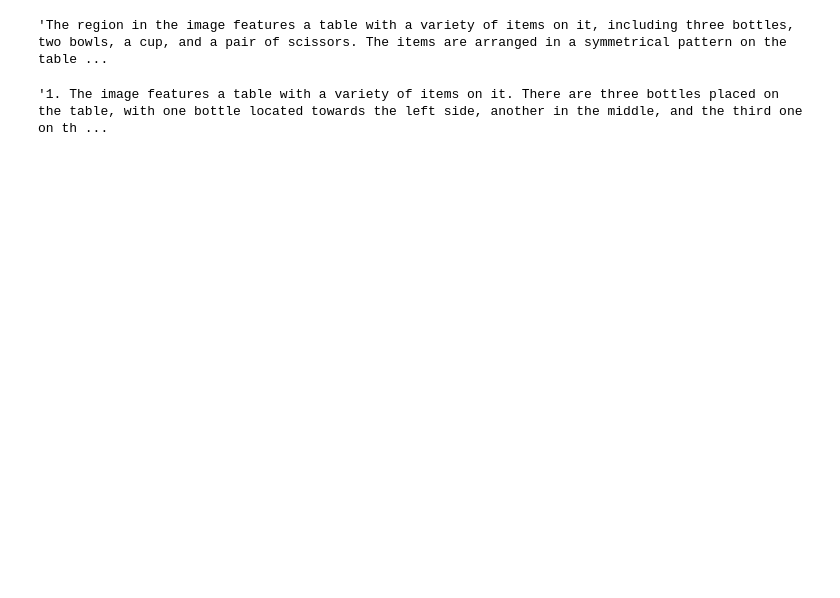
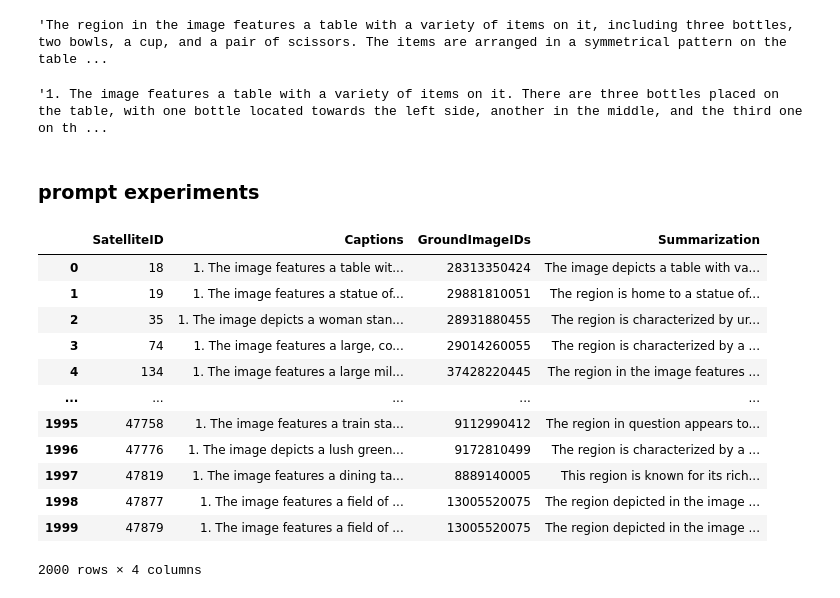
Before and after one commit to jennyyjin/graft, a Jupyter notebook: check.ipynb, the cells around one changed output. Saved outputs shown, nothing was run; the diff lists cells and outputs as text; code cells hidden in the pictures; blank space fills up the shorter version.

```diff
--- a/check.ipynb
+++ b/check.ipynb
@@ -223,3 +216,5 @@ df['Summarization'][0]
 df['Captions'][0]
 # %% [output]
 '1. The image features a table with a variety of items on it. There are three bottles placed on the table, with one bottle located towards the left side, another in the middle, and the third one on th ...
+# %% [markdown]
+### prompt experiments
@@ -225,0 +223,17 @@ df['Captions'][0]
+# %%
+df1 = pd.read_csv('summarizations/llama-2-7b-chat-hf/summarizations-1-llama-2-7b-chat-hf.csv')
+df1
+# %% [output]
+|  | SatelliteID | Captions | GroundImageIDs | Summarization |
+| 0 | 18 | 1. The image features a table wit... | 28313350424 | The image depicts a table with va... |
+| 1 | 19 | 1. The image features a statue of... | 29881810051 | The region is home to a statue of... |
+| 2 | 35 | 1. The image depicts a woman stan... | 28931880455 | The region is characterized by ur... |
+| 3 | 74 | 1. The image features a large, co... | 29014260055 | The region is characterized by a ... |
+| 4 | 134 | 1. The image features a large mil... | 37428220445 | The region in the image features ... |
+| ... | ... | ... | ... | ... |
+| 1995 | 47758 | 1. The image features a train sta... | 9112990412 | The region in question appears to... |
+| 1996 | 47776 | 1. The image depicts a lush green... | 9172810499 | The region is characterized by a ... |
+| 1997 | 47819 | 1. The image features a dining ta... | 8889140005 | This region is known for its rich... |
+| 1998 | 47877 | 1. The image features a field of ... | 13005520075 | The region depicted in the image ... |
+| 1999 | 47879 | 1. The image features a field of ... | 13005520075 | The region depicted in the image ... |
+2000 rows × 4 columns
```
Also changed, not shown: parts of 83 cells of this notebook, 1 other file.
